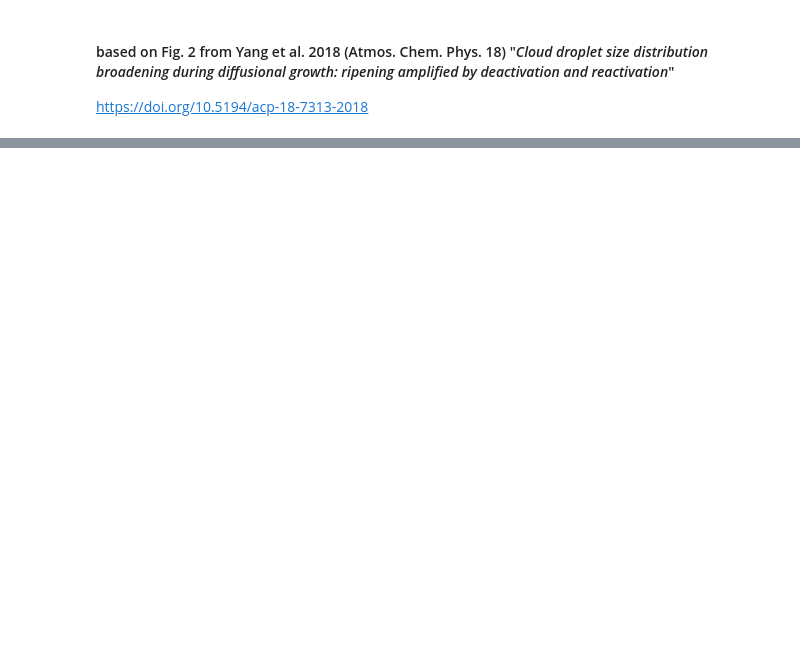
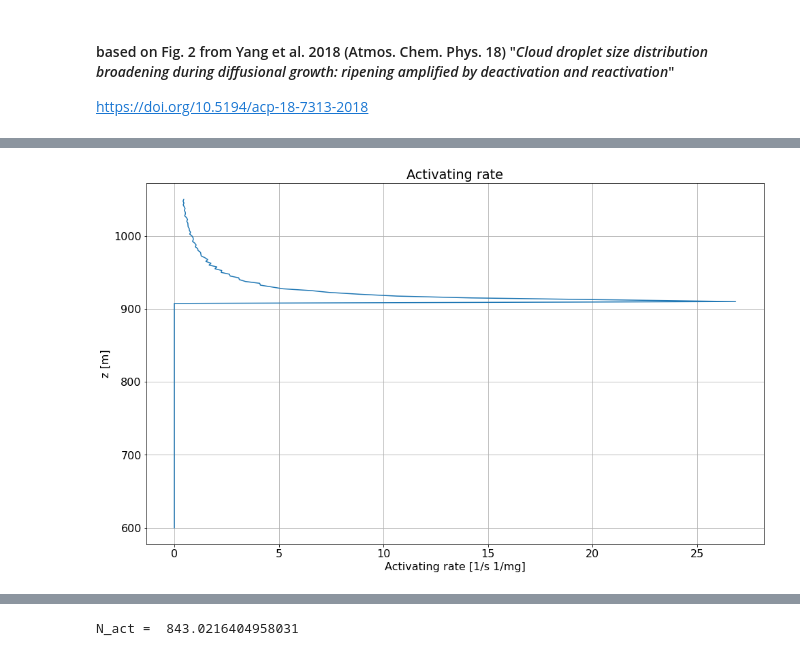
Before and after one commit to trontrytel/PySDM-examples, a Jupyter notebook: PySDM_examples/Yang_et_al_2018/fig_2.ipynb, the cells around one changed output, grey strips where cells are left out. Cells and saved outputs as stored; diff of their text form; code cells hidden in the pictures; blank space fills up the shorter version.

```diff
--- a/PySDM_examples/Yang_et_al_2018/fig_2.ipynb
+++ b/PySDM_examples/Yang_et_al_2018/fig_2.ipynb
@@ -184,0 +195,22 @@ HTML(value="<a href='../utils/temporary_files/spectrum.pdf' target='_blank'>../u
+# %%
+fig, ax = plt.subplots(1, 1, sharex=True, figsize=figsize)
+ax = (ax,)
+
+for i, output in enumerate(outputs):
+
+    yunit = si.metres
+
+    ax[i].set_title('Activating rate')
+
+    ax[i].plot(output['activating_rate'], output['z'])
+    ax[i].grid()
+    plt.tight_layout()
+
+    ax[i].set_xlabel("Activating rate [1/s 1/mg]")
+    ax[i].set_ylabel("z [m]")
+
+    fig.subplots_adjust(top=0.88)
+
+show_plot(filename='Activating_rate.pdf')
+# %% [output]
+[figure, added]
@@ -184,0 +218,4 @@ HTML(value="<a href='../utils/temporary_files/spectrum.pdf' target='_blank'>../u
+# %%
+print("N_act = ", np.sum(output["activating_rate"]) * output["dt_output"])
+# %% [output]
+N_act =  843.0216404958031
```
Also changed, not shown: parts of 12 cells of this notebook, 2 other files.
